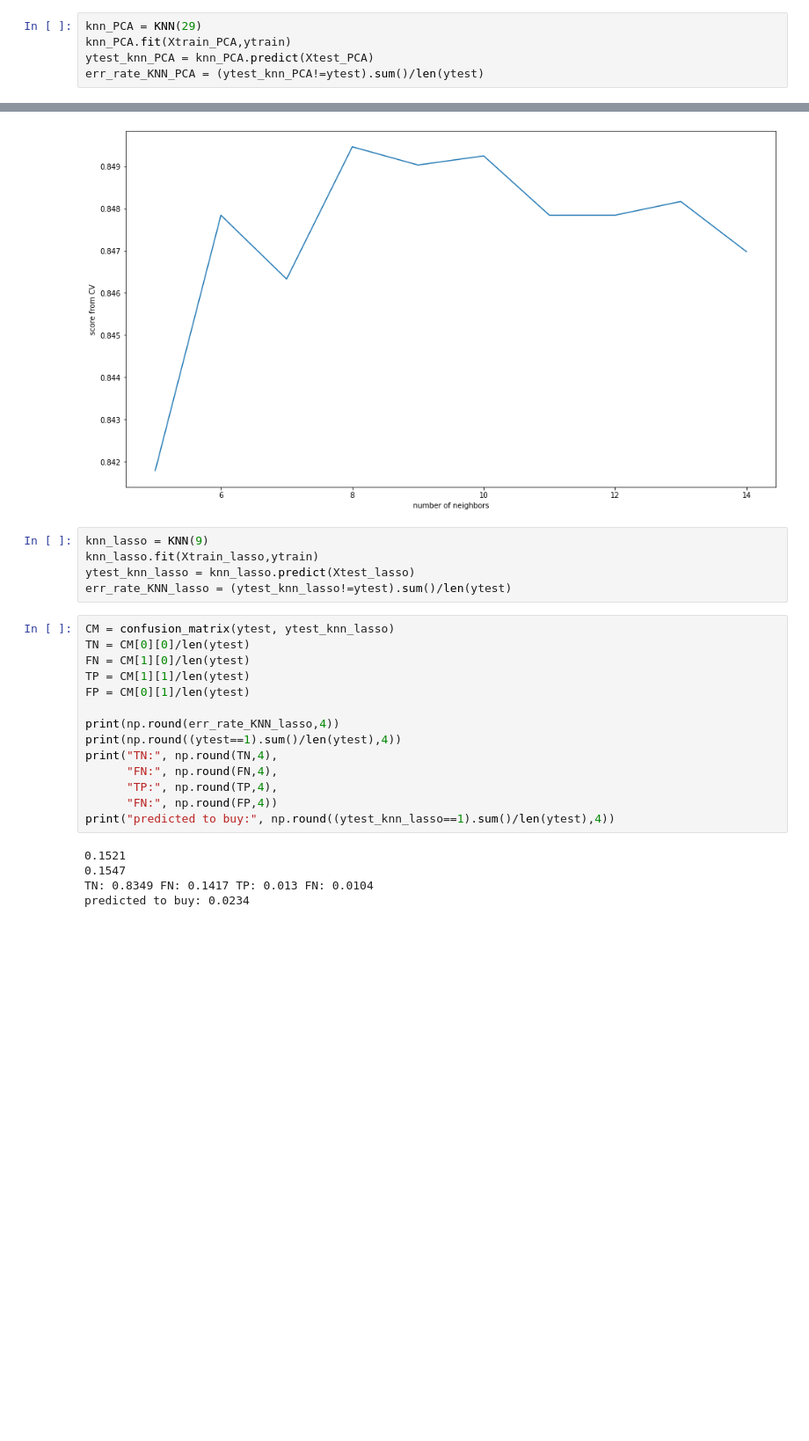
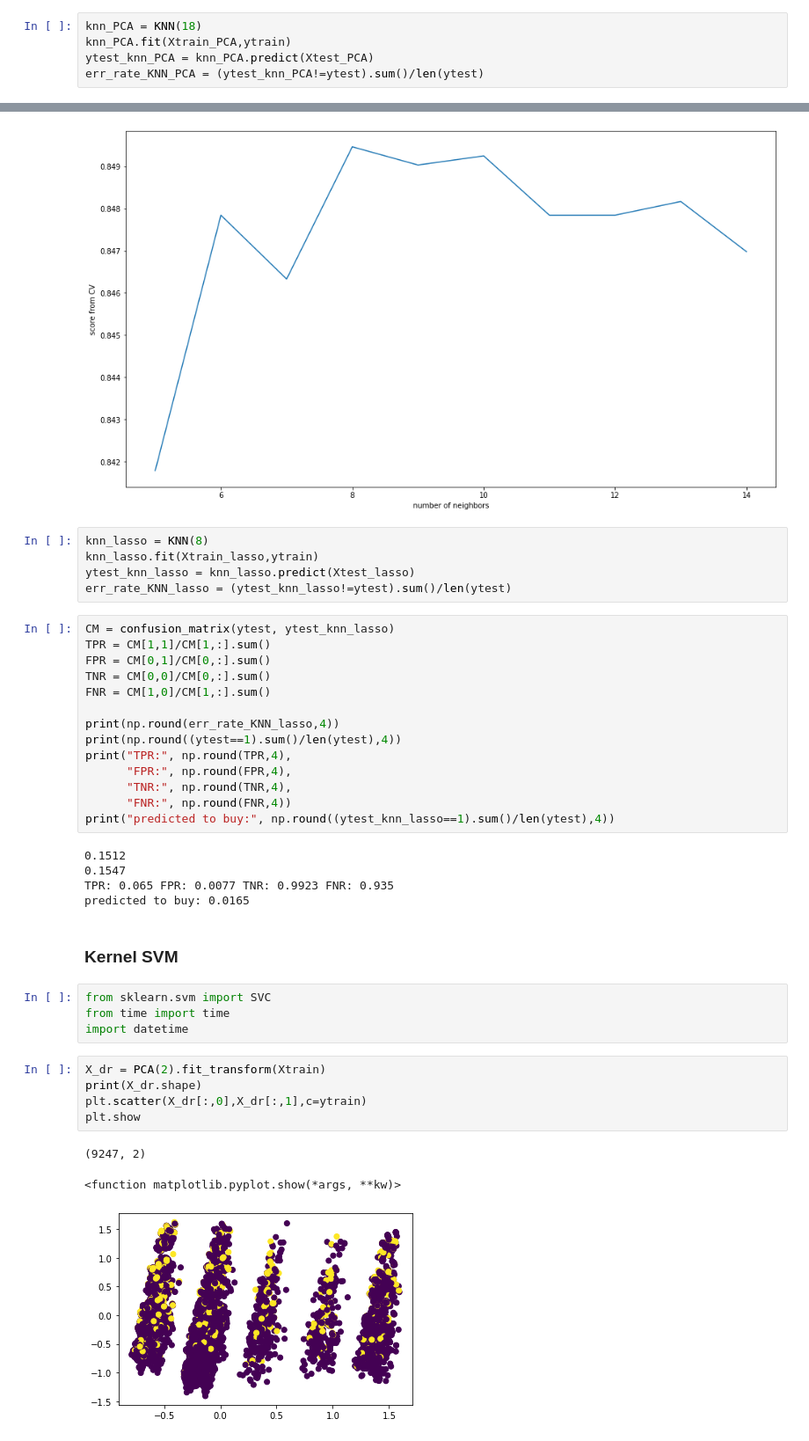
Before and after one commit to carolliu42/CS532_project, a Jupyter notebook: Project.ipynb, the cells around one changed output, grey strips where cells are left out. Shown: that part at 88% size. Drawn from its saved outputs; the diff is of its cells as text; blank space fills up the shorter version.

```diff
--- a/Project.ipynb
+++ b/Project.ipynb
@@ -361,5 +361,5 @@ plt.show()
 # %%
-knn_PCA = KNN(29)
+knn_PCA = KNN(18)
 knn_PCA.fit(Xtrain_PCA,ytrain)
 ytest_knn_PCA = knn_PCA.predict(Xtest_PCA)
 err_rate_KNN_PCA = (ytest_knn_PCA!=ytest).sum()/len(ytest)
@@ -463,26 +463,41 @@ plt.show()
 # %% [output]
 [figure]
 # %%
-knn_lasso = KNN(9)
+knn_lasso = KNN(8)
 knn_lasso.fit(Xtrain_lasso,ytrain)
 ytest_knn_lasso = knn_lasso.predict(Xtest_lasso)
 err_rate_KNN_lasso = (ytest_knn_lasso!=ytest).sum()/len(ytest)
 # %%
 CM = confusion_matrix(ytest, ytest_knn_lasso)
-TN = CM[0][0]/len(ytest)
-FN = CM[1][0]/len(ytest)
-TP = CM[1][1]/len(ytest)
-FP = CM[0][1]/len(ytest)
+TPR = CM[1,1]/CM[1,:].sum()
+FPR = CM[0,1]/CM[0,:].sum()
+TNR = CM[0,0]/CM[0,:].sum()
+FNR = CM[1,0]/CM[1,:].sum()
 
 print(np.round(err_rate_KNN_lasso,4))
 print(np.round((ytest==1).sum()/len(ytest),4))
-print("TN:", np.round(TN,4),
-      "FN:", np.round(FN,4),
-      "TP:", np.round(TP,4),
-      "FN:", np.round(FP,4))
+print("TPR:", np.round(TPR,4),
+      "FPR:", np.round(FPR,4),
+      "TNR:", np.round(TNR,4),
+      "FNR:", np.round(FNR,4))
 print("predicted to buy:", np.round((ytest_knn_lasso==1).sum()/len(ytest),4))
 # %% [output]
-0.1521
+0.1512
 0.1547
-TN: 0.8349 FN: 0.1417 TP: 0.013 FN: 0.0104
-predicted to buy: 0.0234
+TPR: 0.065 FPR: 0.0077 TNR: 0.9923 FNR: 0.935
+predicted to buy: 0.0165
+# %% [markdown]
+### Kernel SVM
+# %%
+from sklearn.svm import SVC
+from time import time
+import datetime
+# %%
+X_dr = PCA(2).fit_transform(Xtrain)
+print(X_dr.shape)
+plt.scatter(X_dr[:,0],X_dr[:,1],c=ytrain)
+plt.show
+# %% [output]
+(9247, 2)
+<function matplotlib.pyplot.show(*args, **kw)>
+[figure, added]
```
Also changed, not shown: parts of 27 cells of this notebook.
